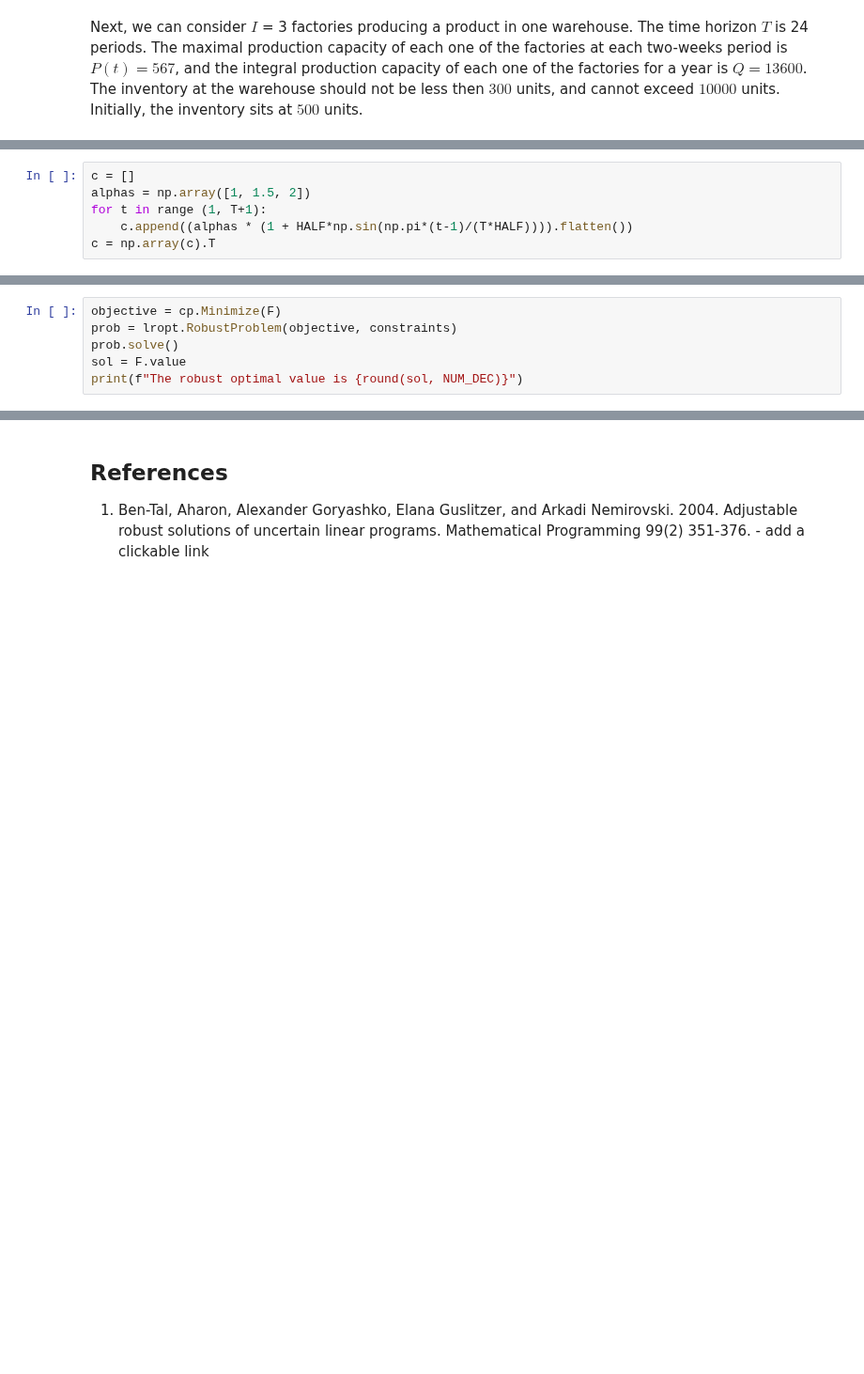
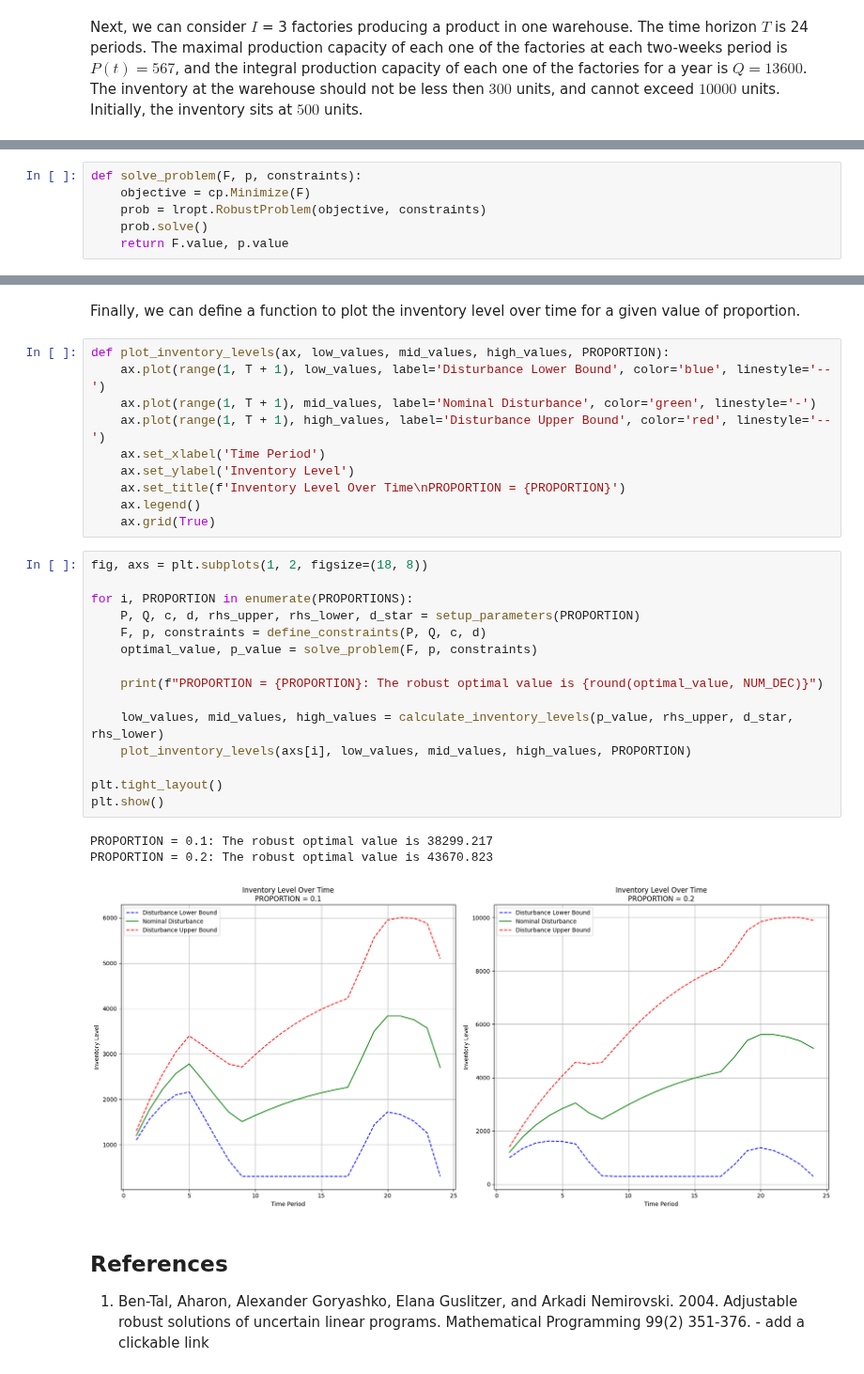
Before and after one commit to stellatogrp/lropt, a Jupyter notebook: docs/examples/robust_prod_inventory.ipynb, the cells around one changed output, grey strips where cells are left out. Shown at 94% size. Saved outputs shown, nothing was run; the diff lists cells and outputs as text; blank space fills up the shorter version.

Commit message:
refactored robust prod_inventory, updated readme

```diff
--- a/docs/examples/robust_prod_inventory.ipynb
+++ b/docs/examples/robust_prod_inventory.ipynb
@@ -67,6 +71,0 @@ $$
-# %%
-c = []
-alphas = np.array([1, 1.5, 2])
-for t in range (1, T+1):
-    c.append((alphas * (1 + HALF*np.sin(np.pi*(t-1)/(T*HALF)))).flatten())
-c = np.array(c).T
@@ -115,6 +115,6 @@ Finally, we can define the objective and solve the problem.
 # %%
-objective = cp.Minimize(F)
-prob = lropt.RobustProblem(objective, constraints)
-prob.solve()
-sol = F.value
-print(f"The robust optimal value is {round(sol, NUM_DEC)}")
+def solve_problem(F, p, constraints):
+    objective = cp.Minimize(F)
+    prob = lropt.RobustProblem(objective, constraints)
+    prob.solve()
+    return F.value, p.value
@@ -178,3 +140,34 @@ plt.show()
+# %% [markdown]
+Finally, we can define a function to plot the inventory level over time for a given value of proportion.
+# %%
+def plot_inventory_levels(ax, low_values, mid_values, high_values, PROPORTION):
+    ax.plot(range(1, T + 1), low_values, label='Disturbance Lower Bound', color='blue', linestyle='--')
+    ax.plot(range(1, T + 1), mid_values, label='Nominal Disturbance', color='green', linestyle='-')
+    ax.plot(range(1, T + 1), high_values, label='Disturbance Upper Bound', color='red', linestyle='--')
+    ax.set_xlabel('Time Period')
+    ax.set_ylabel('Inventory Level')
+    ax.set_title(f'Inventory Level Over Time\nPROPORTION = {PROPORTION}')
+    ax.legend()
+    ax.grid(True)
+# %%
+fig, axs = plt.subplots(1, 2, figsize=(18, 8))
+
+for i, PROPORTION in enumerate(PROPORTIONS):
+    P, Q, c, d, rhs_upper, rhs_lower, d_star = setup_parameters(PROPORTION)
+    F, p, constraints = define_constraints(P, Q, c, d)
+    optimal_value, p_value = solve_problem(F, p, constraints)
+
+    print(f"PROPORTION = {PROPORTION}: The robust optimal value is {round(optimal_value, NUM_DEC)}")
+
+    low_values, mid_values, high_values = calculate_inventory_levels(p_value, rhs_upper, d_star, rhs_lower)
+    plot_inventory_levels(axs[i], low_values, mid_values, high_values, PROPORTION)
+
+plt.tight_layout()
+plt.show()
+# %% [output]
+PROPORTION = 0.1: The robust optimal value is 38299.217
+PROPORTION = 0.2: The robust optimal value is 43670.823
+[figure, added]
 # %% [markdown]
 ## References
 
```
Also changed, not shown: parts of 16 cells of this notebook, 5 other files.
